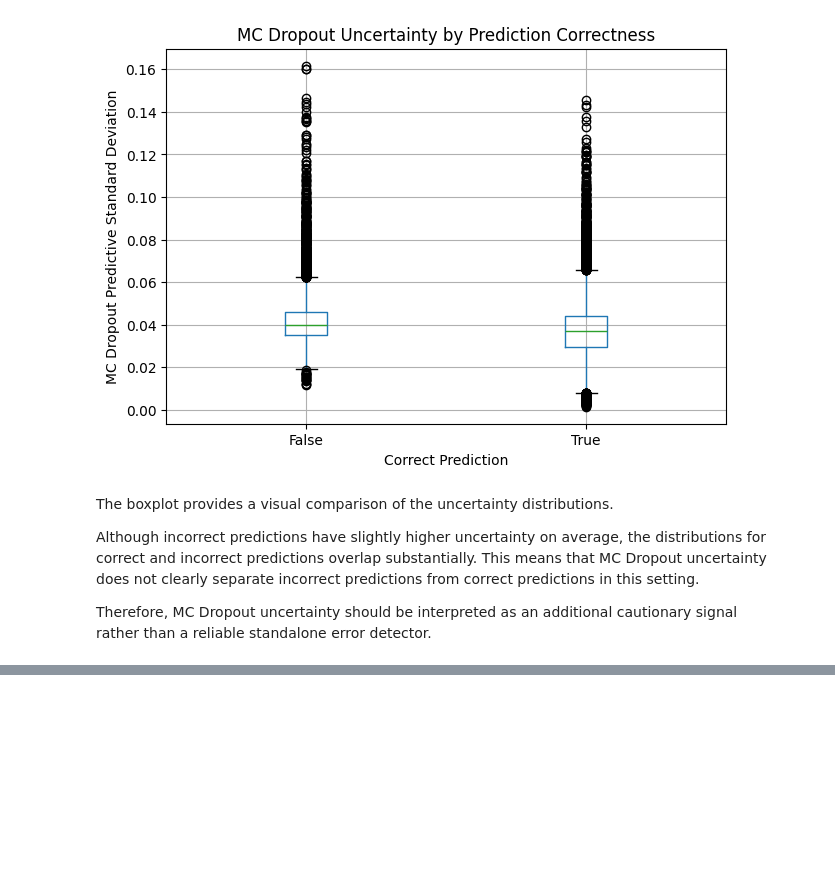
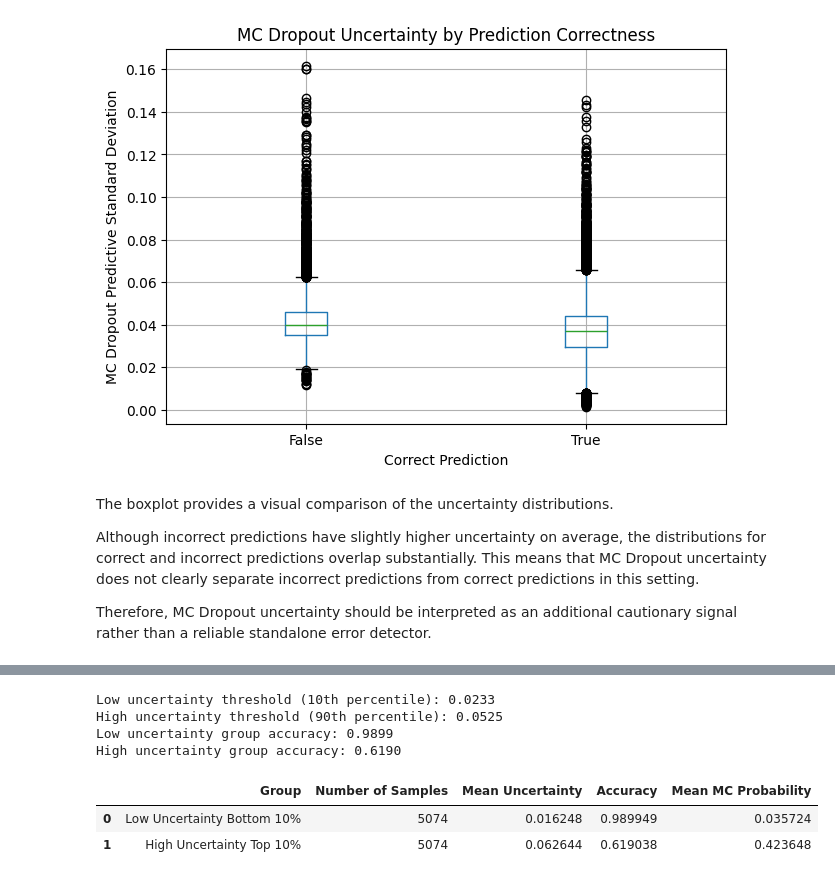
Before and after one commit to jayjay0317/diabetes-risk-reliability-pytorch, a Jupyter notebook: notebooks/04_calibration_uncertainty.ipynb, the cells around one changed output, grey strips where cells are left out. Drawn from its saved outputs; the diff is of its cells as text; code cells hidden in the pictures; blank space fills up the shorter version.

Commit message:
Compare accuracy by uncertainty percentile

```diff
--- a/notebooks/04_calibration_uncertainty.ipynb
+++ b/notebooks/04_calibration_uncertainty.ipynb
@@ -698,0 +707,47 @@ Therefore, MC Dropout uncertainty should be interpreted as an additional caution
+# %%
+low_uncertainty_threshold = mc_uncertainty_df["MC Uncertainty"].quantile(0.10)
+high_uncertainty_threshold = mc_uncertainty_df["MC Uncertainty"].quantile(0.90)
+
+low_uncertainty_group = mc_uncertainty_df[
+    mc_uncertainty_df["MC Uncertainty"] <= low_uncertainty_threshold
+]
+
+high_uncertainty_group = mc_uncertainty_df[
+    mc_uncertainty_df["MC Uncertainty"] >= high_uncertainty_threshold
+]
+
+low_uncertainty_accuracy = low_uncertainty_group["Correct Prediction"].mean()
+high_uncertainty_accuracy = high_uncertainty_group["Correct Prediction"].mean()
+
+print(f"Low uncertainty threshold (10th percentile): {low_uncertainty_threshold:.4f}")
+print(f"High uncertainty threshold (90th percentile): {high_uncertainty_threshold:.4f}")
+print(f"Low uncertainty group accuracy: {low_uncertainty_accuracy:.4f}")
+print(f"High uncertainty group accuracy: {high_uncertainty_accuracy:.4f}")
+# %% [output]
+Low uncertainty threshold (10th percentile): 0.0233
+High uncertainty threshold (90th percentile): 0.0525
+Low uncertainty group accuracy: 0.9899
+High uncertainty group accuracy: 0.6190
+# %%
+uncertainty_group_comparison = pd.DataFrame({
+    "Group": ["Low Uncertainty Bottom 10%", "High Uncertainty Top 10%"],
+    "Number of Samples": [len(low_uncertainty_group), len(high_uncertainty_group)],
+    "Mean Uncertainty": [
+        low_uncertainty_group["MC Uncertainty"].mean(),
+        high_uncertainty_group["MC Uncertainty"].mean()
+    ],
+    "Accuracy": [
+        low_uncertainty_accuracy,
+        high_uncertainty_accuracy
+    ],
+    "Mean MC Probability": [
+        low_uncertainty_group["MC Mean Probability"].mean(),
+        high_uncertainty_group["MC Mean Probability"].mean()
+    ]
+})
+
+uncertainty_group_comparison
+# %% [output]
+|  | Group | Number of Samples | Mean Uncertainty | Accuracy | Mean MC Probability |
+| 0 | Low Uncertainty Bottom 10% | 5074 | 0.016248 | 0.989949 | 0.035724 |
+| 1 | High Uncertainty Top 10% | 5074 | 0.062644 | 0.619038 | 0.423648 |
```
Also changed, not shown: parts of 1 cell of this notebook.
